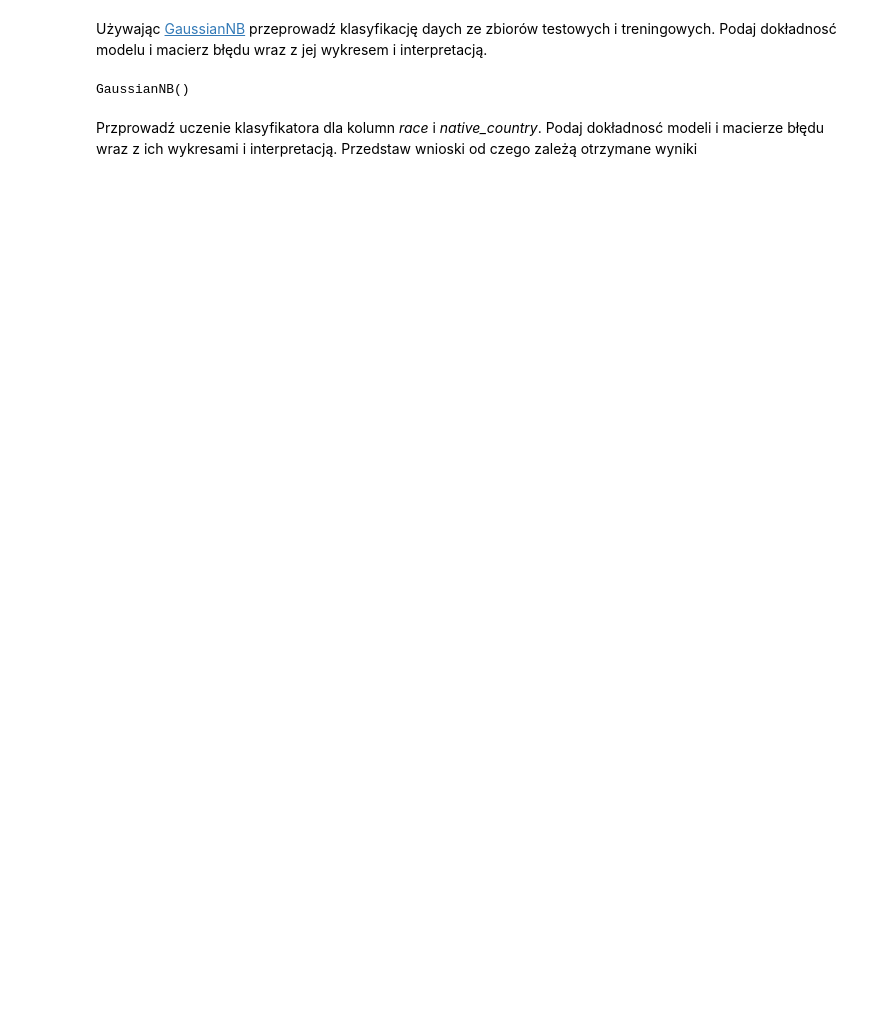
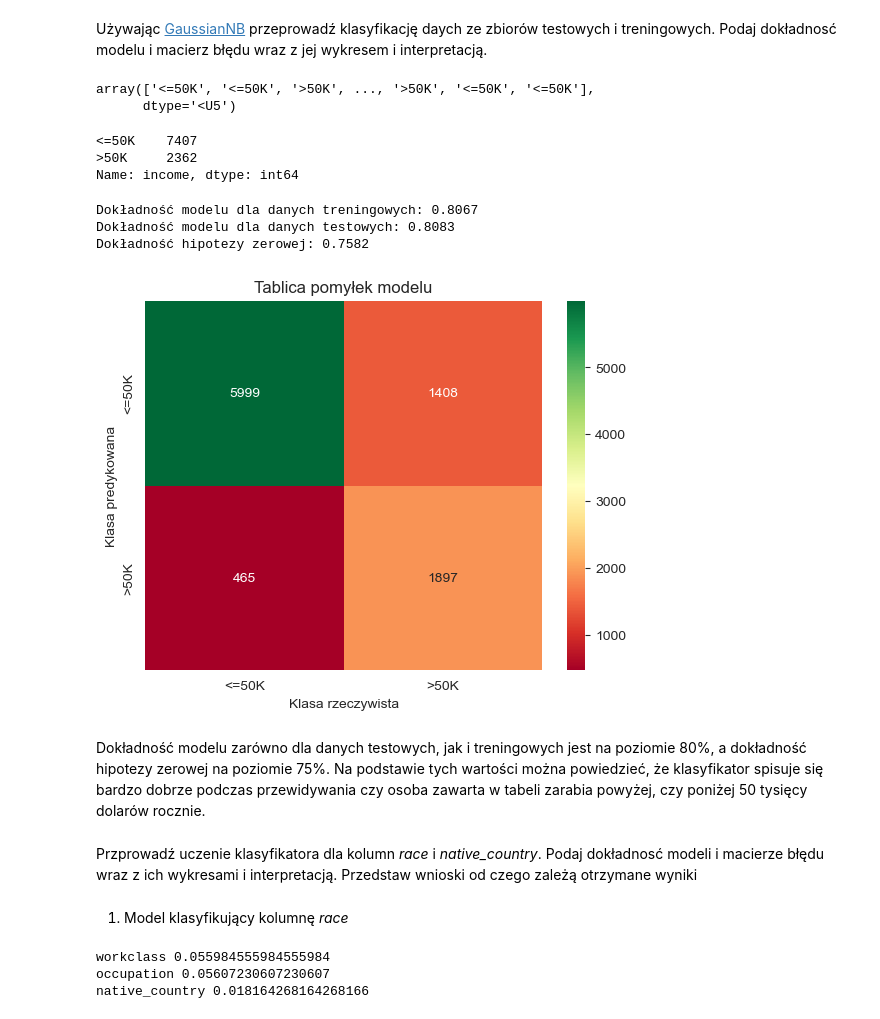
Before and after one commit to Michal-Szmuksta-AGH/Michal_Szmuksta, a Jupyter notebook: L9_Michał_Szmuksta/raport.ipynb, the cells around one changed output. Drawn from its saved outputs; the diff is of its cells as text; code cells hidden in the pictures; blank space fills up the shorter version.

```diff
--- a/L9_Michał_Szmuksta/raport.ipynb
+++ b/L9_Michał_Szmuksta/raport.ipynb
@@ -93,9 +155,7 @@ X_train, X_test, y_train, y_test = train_test_split(X, y, test_size=0.3, random_
 Przy pomocy biblioteki [category_encoders](https://contrib.scikit-learn.org/category_encoders/) przeprowadź proces kodowania zmiennych tektowych z pozostałych kategorii na wartości liczbowe:
 # %%
 import category_encoders as ce
-
-encoder = ce.OneHotEncoder()
-
+encoder = ce.OneHotEncoder(cols=['workclass', 'education', 'marital_status', 'occupation', 'relationship',
+                                 'race', 'sex', 'native_country'])
 X_train = encoder.fit_transform(X_train)
-
 X_test = encoder.transform(X_test)
@@ -101,0 +182,9 @@ X_test = encoder.transform(X_test)
+# %%
+from sklearn.preprocessing import RobustScaler
+cols = X_train.columns
+scaler = RobustScaler()
+X_train = scaler.fit_transform(X_train)
+X_test = scaler.transform(X_test)
+X_train = pd.DataFrame(X_train, columns=[cols])
+X_test = pd.DataFrame(X_test, columns=[cols])
+X_train.head()
@@ -103,16 +200,59 @@ X_test = encoder.transform(X_test)
 Używając [GaussianNB](https://scikit-learn.org/stable/modules/generated/sklearn.naive_bayes.GaussianNB.html) przeprowadź klasyfikację daych ze zbiorów testowych i treningowych. Podaj dokładnosć modelu i macierz błędu wraz z jej wykresem i interpretacją.
 # %%
 from sklearn.naive_bayes import GaussianNB
-
 # instantiate the model
 gnb = GaussianNB()
-
 # fit the model
-gnb
-y_pred = gnb
-
+gnb.fit(X_train, y_train)
+y_pred = gnb.predict(X_test)
 y_pred
 # %% [output]
-GaussianNB()
+array(['<=50K', '<=50K', '>50K', ..., '>50K', '<=50K', '<=50K'],
+      dtype='<U5')
+# %%
+y_test.value_counts()
+# %% [output]
+<=50K    7407
+>50K     2362
+Name: income, dtype: int64
+# %%
+null_accuracy = (7407/(7407+2362))
+print('Dokładność modelu dla danych treningowych: {:.4f}'.format(gnb.score(X_train, y_train)))
+print('Dokładność modelu dla danych testowych: {:.4f}'.format(gnb.score(X_test, y_test)))
+print('Dokładność hipotezy zerowej: {0:0.4f}'. format(null_accuracy))
+# %% [output]
+Dokładność modelu dla danych treningowych: 0.8067
+Dokładność modelu dla danych testowych: 0.8083
+Dokładność hipotezy zerowej: 0.7582
+# %%
+from sklearn.metrics import confusion_matrix
+cm = confusion_matrix(y_test, y_pred, labels=y_test.value_counts().index)
+cm_matrix = pd.DataFrame(data=cm, columns=y_test.value_counts().index,
+                                 index=y_test.value_counts().index)
+sns.heatmap(cm_matrix, annot=True, fmt='d', cmap='RdYlGn')
+plt.title('Tablica pomyłek modelu')
+plt.xlabel('Klasa rzeczywista')
+plt.ylabel('Klasa predykowana')
+plt.show()
+# %% [output]
+[figure, added]
+# %% [markdown]
+Dokładność modelu zarówno dla danych testowych, jak i treningowych jest na poziomie 80%, a dokładność hipotezy zerowej na poziomie 75%. Na podstawie tych wartości można powiedzieć, że klasyfikator spisuje się bardzo dobrze podczas przewidywania czy osoba zawarta w tabeli zarabia powyżej, czy poniżej 50 tysięcy dolarów rocznie.
 # %% [markdown]
 Przprowadź uczenie klasyfikatora dla kolumn *race* i *native_country*. Podaj dokładnosć modeli i macierze błędu wraz z ich wykresami i interpretacją. Przedstaw wnioski od czego zależą otrzymane wyniki
+# %% [markdown]
+1. Model klasyfikujący kolumnę *race*
+# %%
+X = df.drop(['race'], axis=1)
+y = df['race']
+X_train, X_test, y_train, y_test = train_test_split(X, y, test_size=0.3, random_state=0)
+categorical = [col for col in X_train.columns if X_train[col].dtypes == 'O']
+for col in categorical:
+    if X_train[col].isnull().mean() > 0:
+        print(col, (X_train[col].isnull().mean()))
+        for df2 in [X_train, X_test]:
+            df2[col].fillna(X_train[col].mode()[0], inplace=True)
+# %% [output]
+workclass 0.055984555984555984
+occupation 0.05607230607230607
+native_country 0.018164268164268166
```
Also changed, not shown: parts of 39 cells of this notebook.
